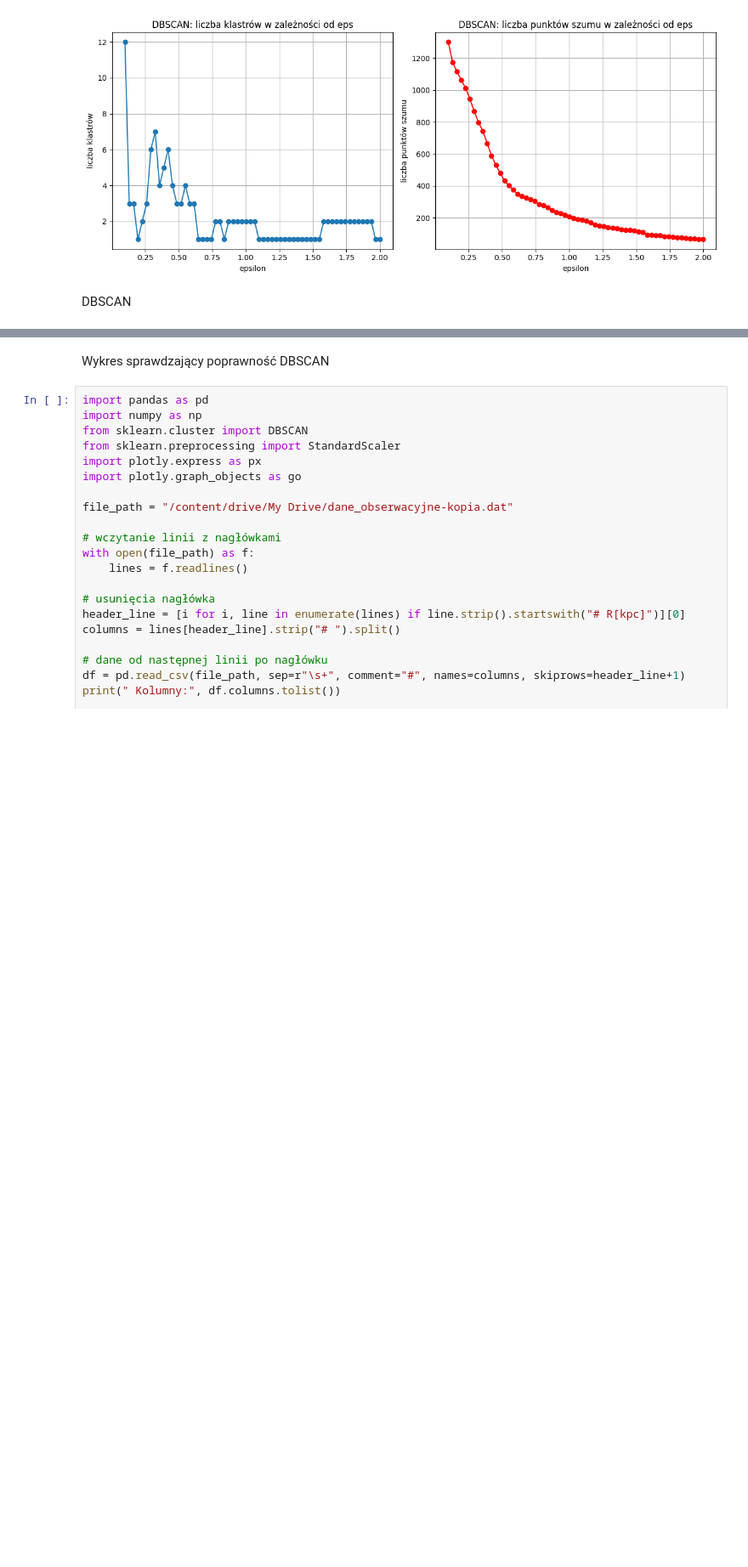
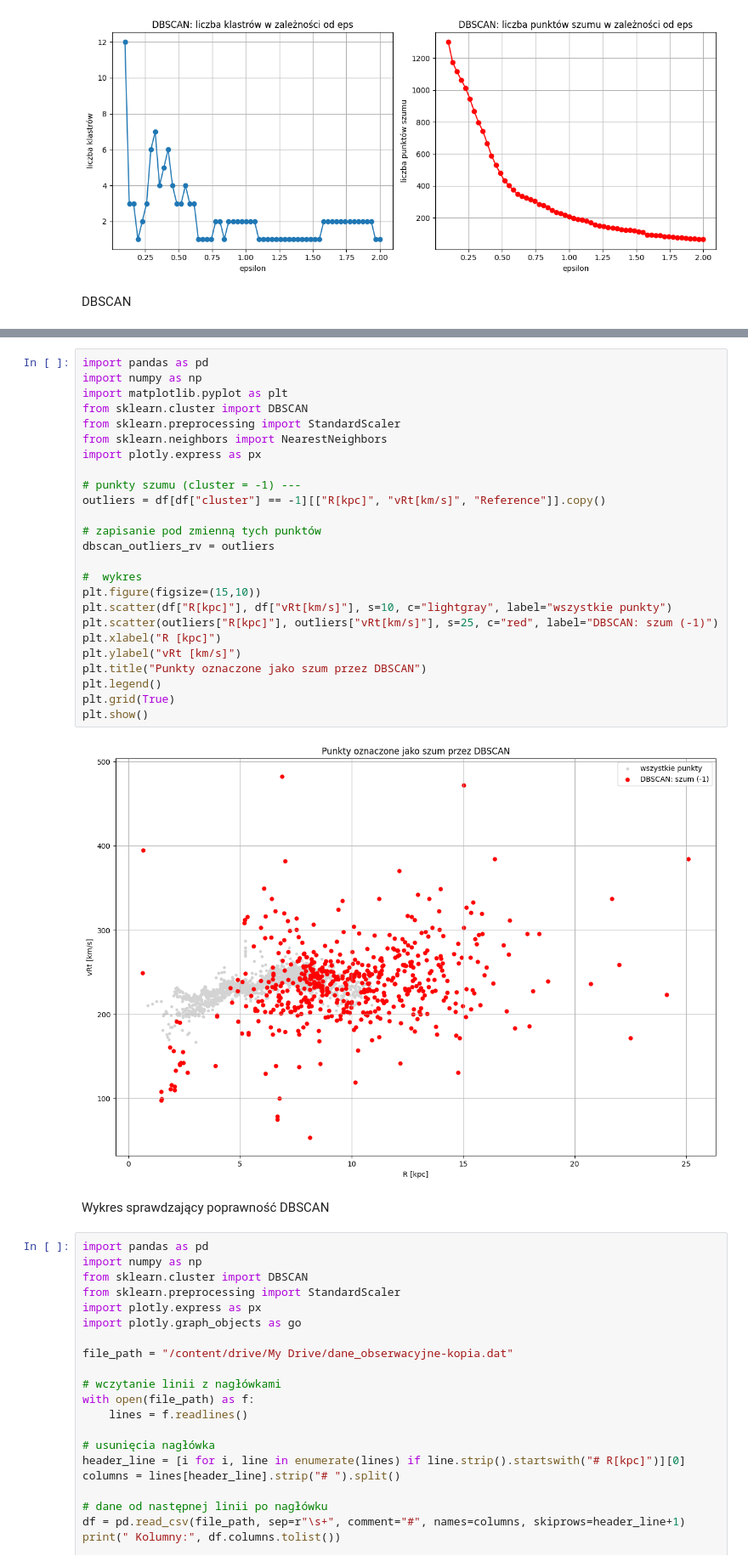
Before and after one commit to redrosesarecool/staz, a Jupyter notebook: krzywa_rotacji.ipynb, the cells around one changed output, grey strips where cells are left out. Shown at 85% size. Saved outputs shown, nothing was run; the diff lists cells and outputs as text; blank space fills up the shorter version.

```diff
--- a/krzywa_rotacji.ipynb
+++ b/krzywa_rotacji.ipynb
@@ -676,6 +687,33 @@ fig.show()
   Klaster 2: 11 punktów
   Klaster 3: 7 punktów
 [interactive output not drawn]
+# %%
+import pandas as pd
+import numpy as np
+import matplotlib.pyplot as plt
+from sklearn.cluster import DBSCAN
+from sklearn.preprocessing import StandardScaler
+from sklearn.neighbors import NearestNeighbors
+import plotly.express as px
+
+# punkty szumu (cluster = -1) ---
+outliers = df[df["cluster"] == -1][["R[kpc]", "vRt[km/s]", "Reference"]].copy()
+
+# zapisanie pod zmienną tych punktów
+dbscan_outliers_rv = outliers
+
+#  wykres
+plt.figure(figsize=(15,10))
+plt.scatter(df["R[kpc]"], df["vRt[km/s]"], s=10, c="lightgray", label="wszystkie punkty")
+plt.scatter(outliers["R[kpc]"], outliers["vRt[km/s]"], s=25, c="red", label="DBSCAN: szum (-1)")
+plt.xlabel("R [kpc]")
+plt.ylabel("vRt [km/s]")
+plt.title("Punkty oznaczone jako szum przez DBSCAN")
+plt.legend()
+plt.grid(True)
+plt.show()
+# %% [output]
+[figure, added]
 # %% [markdown]
 Wykres sprawdzający poprawność DBSCAN
 # %%
```
Also changed, not shown: parts of 6 cells of this notebook.
